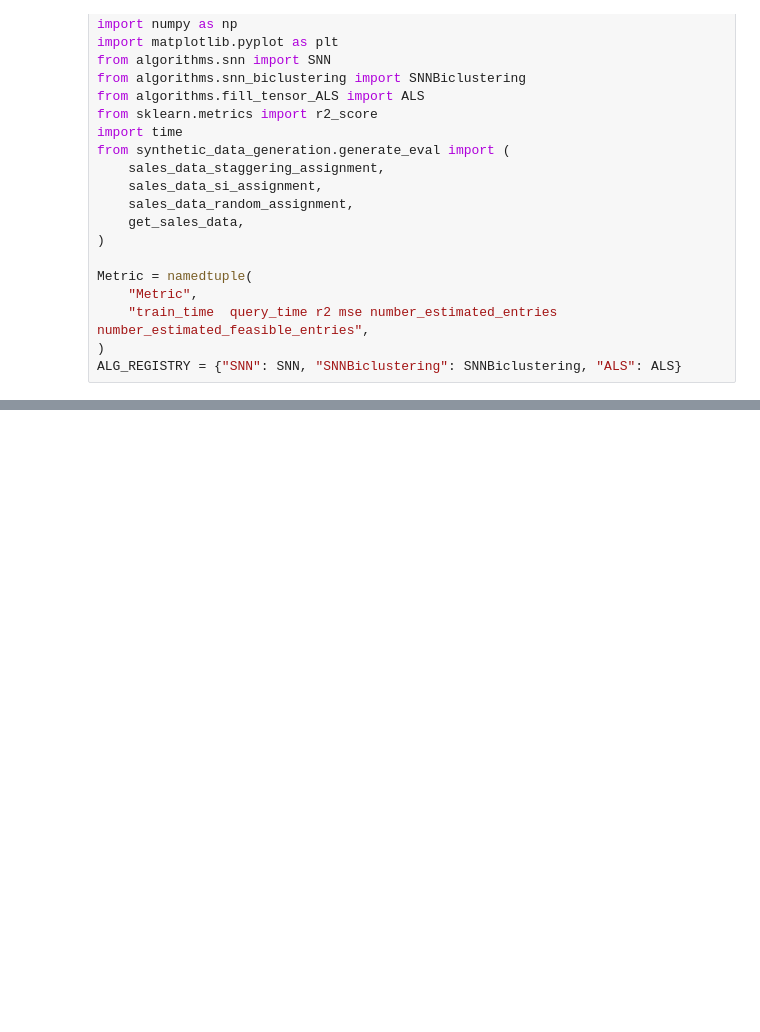
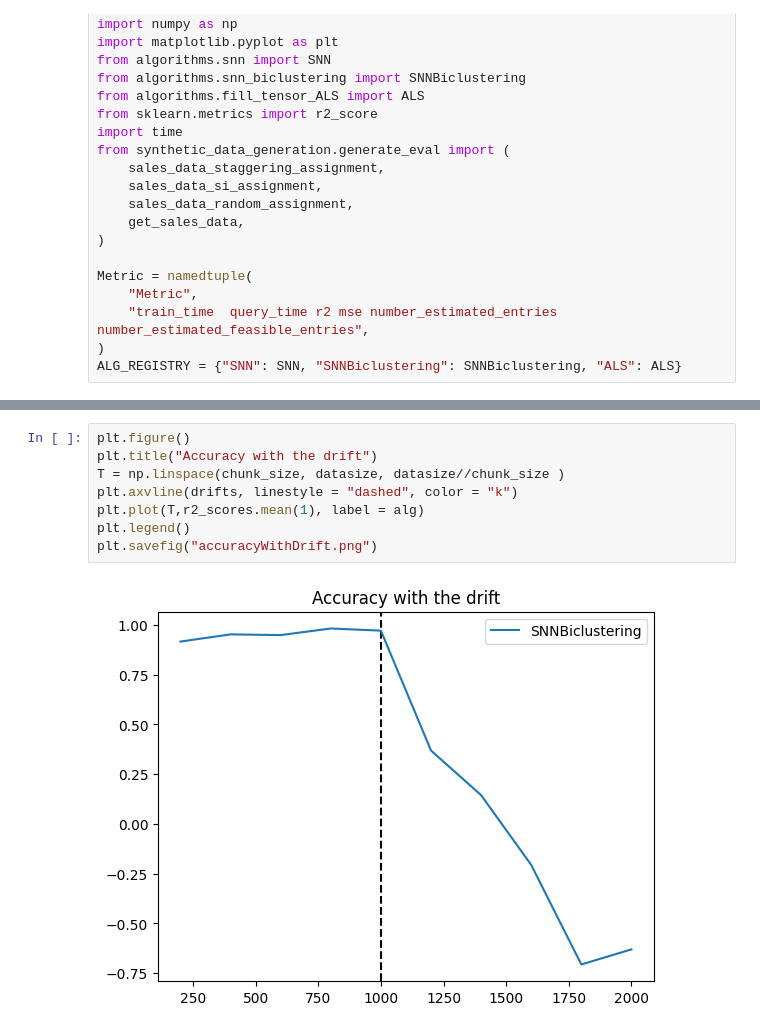
Before and after one commit to AbdullahO/What-If, a Jupyter notebook: eval_drift.ipynb, the cells around one changed output, grey strips where cells are left out. Saved outputs shown, nothing was run; the diff lists cells and outputs as text; blank space fills up the shorter version.

```diff
--- a/eval_drift.ipynb
+++ b/eval_drift.ipynb
@@ -199,0 +135,10 @@ Evaluate SNNBiclustering for random
+# %%
+plt.figure()
+plt.title("Accuracy with the drift")
+T = np.linspace(chunk_size, datasize, datasize//chunk_size )
+plt.axvline(drifts, linestyle = "dashed", color = "k")
+plt.plot(T,r2_scores.mean(1), label = alg)
+plt.legend()
+plt.savefig("accuracyWithDrift.png")
+# %% [output]
+[figure, added]
```
Also changed, not shown: parts of 5 cells of this notebook, 4 other files.
